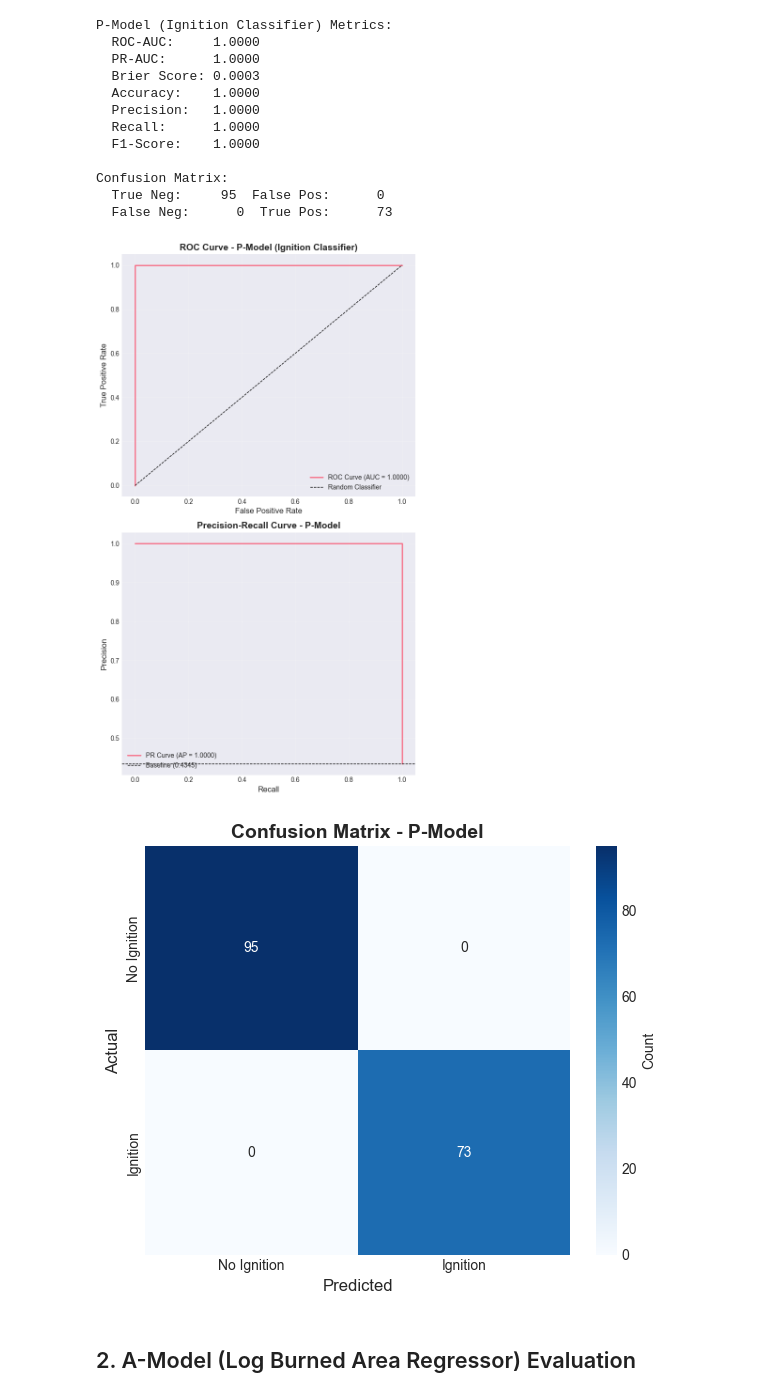
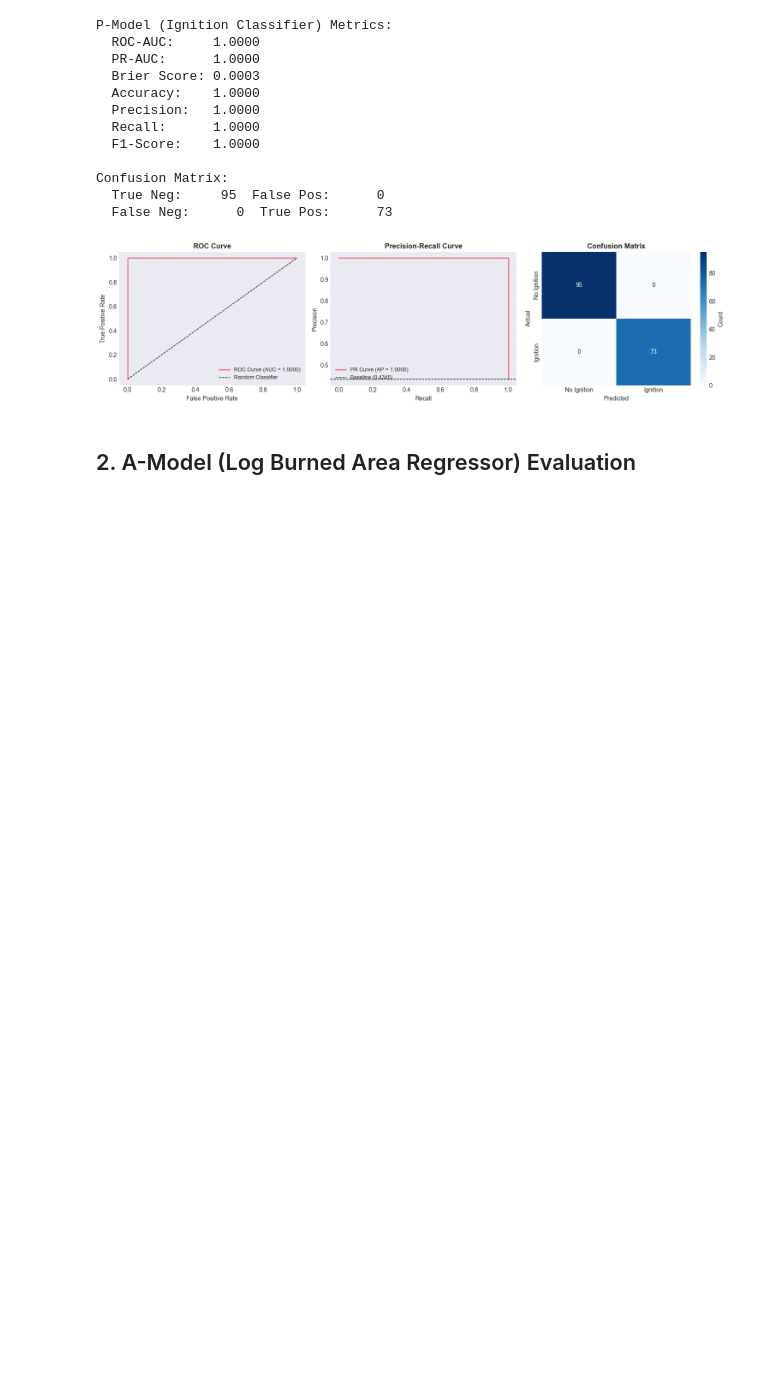
Before and after one commit to djmurong/ml-wildfire-risk-predictor, a Jupyter notebook: notebooks/visualize_evaluation_metrics.ipynb, the cells around one changed output. Saved outputs shown, nothing was run; the diff lists cells and outputs as text; code cells hidden in the pictures; blank space fills up the shorter version.

Commit message:
Futher visualization revisions

```diff
--- a/notebooks/visualize_evaluation_metrics.ipynb
+++ b/notebooks/visualize_evaluation_metrics.ipynb
@@ -142,50 +142,45 @@ Confusion Matrix:
   True Neg:     95  False Pos:      0
   False Neg:      0  True Pos:      73
 # %%
-# 1.1 ROC Curve
+# 1.1 P-Model Visualizations (combined)
 fpr, tpr, roc_thresholds = roc_curve(y_test_p, p_pred_proba)
+precision, recall, pr_thresholds = precision_recall_curve(y_test_p, p_pred_proba)
 
-fig, axes = plt.subplots(2, 1, figsize=(7, 12))
+fig, axes = plt.subplots(1, 3, figsize=(15, 4))
 
 # ROC Curve
 axes[0].plot(fpr, tpr, linewidth=2, label=f'ROC Curve (AUC = {p_auc:.4f})')
 axes[0].plot([0, 1], [0, 1], 'k--', linewidth=1, label='Random Classifier')
-axes[0].set_xlabel('False Positive Rate', fontsize=12)
-axes[0].set_ylabel('True Positive Rate', fontsize=12)
-axes[0].set_title('ROC Curve - P-Model (Ignition Classifier)', fontsize=14, fontweight='bold')
-axes[0].legend(loc='lower right', fontsize=10)
+axes[0].set_xlabel('False Positive Rate', fontsize=10)
+axes[0].set_ylabel('True Positive Rate', fontsize=10)
+axes[0].set_title('ROC Curve', fontsize=12, fontweight='bold')
+axes[0].legend(loc='lower right', fontsize=9)
 axes[0].grid(True, alpha=0.3)
 
 # Precision-Recall Curve
-precision, recall, pr_thresholds = precision_recall_curve(y_test_p, p_pred_proba)
+baseline = (y_test_p == 1).sum() / len(y_test_p)
 axes[1].plot(recall, precision, linewidth=2, label=f'PR Curve (AP = {p_pr_auc:.4f})')
-baseline = (y_test_p == 1).sum() / len(y_test_p)
 axes[1].axhline(y=baseline, color='k', linestyle='--', linewidth=1, label=f'Baseline ({baseline:.4f})')
-axes[1].set_xlabel('Recall', fontsize=12)
-axes[1].set_ylabel('Precision', fontsize=12)
-axes[1].set_title('Precision-Recall Curve - P-Model', fontsize=14, fontweight='bold')
-axes[1].legend(loc='lower left', fontsize=10)
+axes[1].set_xlabel('Recall', fontsize=10)
+axes[1].set_ylabel('Precision', fontsize=10)
+axes[1].set_title('Precision-Recall Curve', fontsize=12, fontweight='bold')
+axes[1].legend(loc='lower left', fontsize=9)
 axes[1].grid(True, alpha=0.3)
+
+# Confusion Matrix
+sns.heatmap(p_cm, annot=True, fmt='d', cmap='Blues', ax=axes[2],
+            xticklabels=['No Ignition', 'Ignition'],
+            yticklabels=['No Ignition', 'Ignition'],
+            cbar_kws={'label': 'Count'})
+axes[2].set_xlabel('Predicted', fontsize=10)
+axes[2].set_ylabel('Actual', fontsize=10)
+axes[2].set_title('Confusion Matrix', fontsize=12, fontweight='bold')
 
 plt.tight_layout()
 plt.savefig(OUTPUT_DIR / 'p_model_evaluation.png', dpi=300, bbox_inches='tight')
 plt.show()
-
-# Confusion Matrix (separate figure)
-fig, ax = plt.subplots(1, 1, figsize=(6, 5))
-sns.heatmap(p_cm, annot=True, fmt='d', cmap='Blues', ax=ax,
-            xticklabels=['No Ignition', 'Ignition'],
-            yticklabels=['No Ignition', 'Ignition'],
-            cbar_kws={'label': 'Count'})
-ax.set_xlabel('Predicted', fontsize=12)
-ax.set_ylabel('Actual', fontsize=12)
-ax.set_title('Confusion Matrix - P-Model', fontsize=14, fontweight='bold')
-plt.tight_layout()
-plt.savefig(OUTPUT_DIR / 'p_model_confusion_matrix.png', dpi=300, bbox_inches='tight')
-plt.show()
 # %% [output]
-[figure, old version]
+[figure, new version]
-[figure, removed]
 # %% [markdown]
 ## 2. A-Model (Log Burned Area Regressor) Evaluation
 # %%
```
Also changed, not shown: parts of 3 cells of this notebook, 7 other files.
